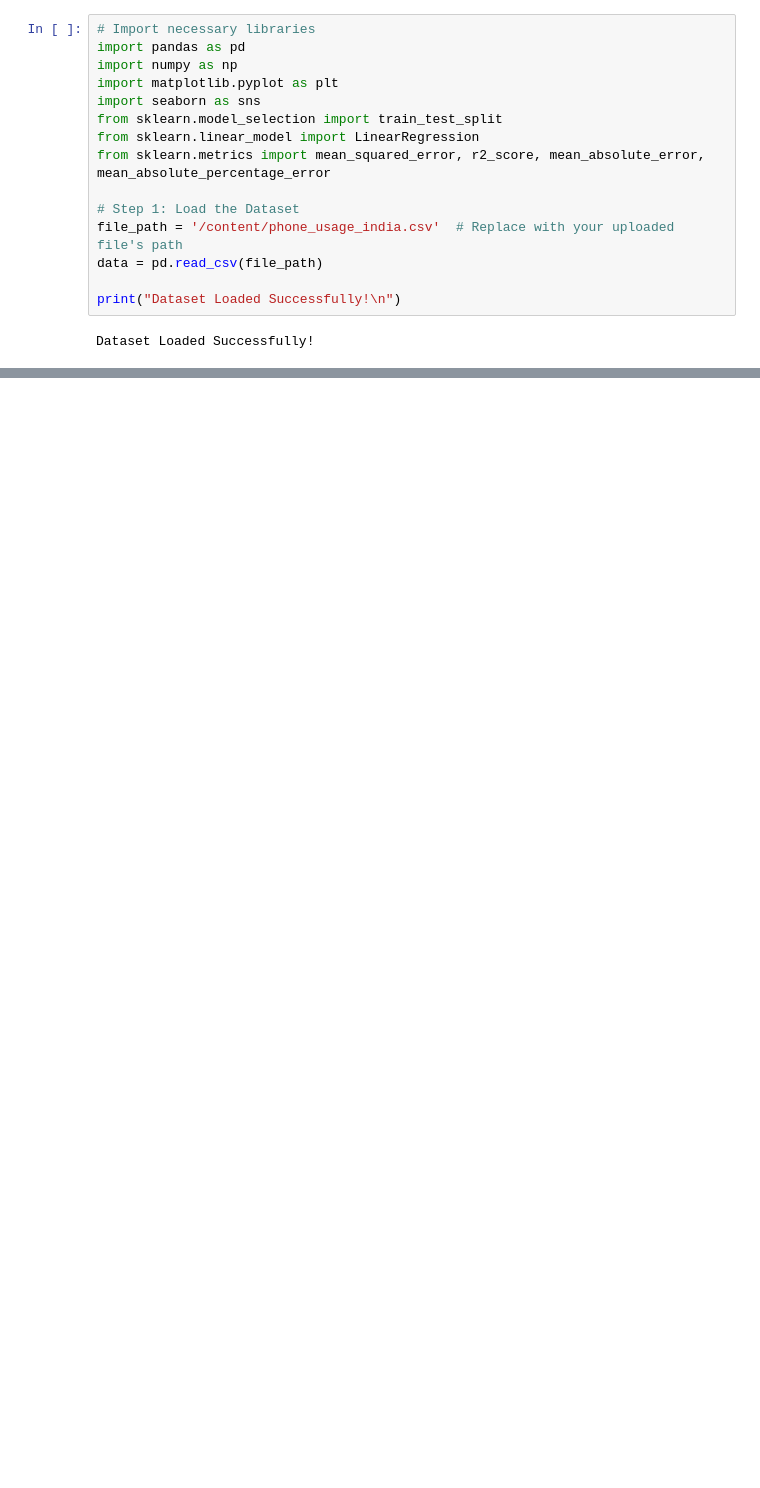
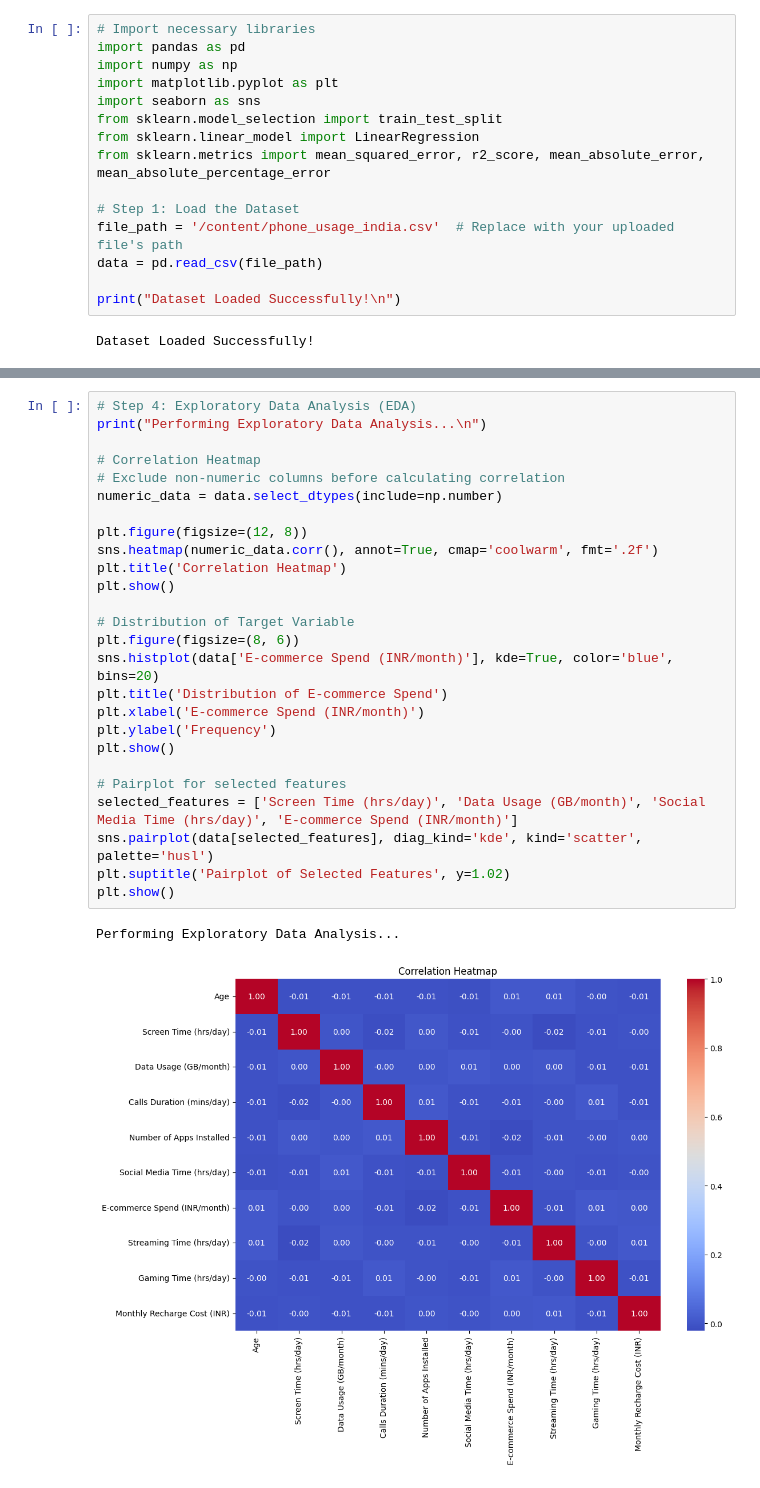
Before and after one commit to himanshkr03/Data_Visualization_Experiment, a Jupyter notebook: Data_Visualization_exp_4.ipynb, the cells around one changed output, grey strips where cells are left out. Saved outputs shown, nothing was run; the diff lists cells and outputs as text; blank space fills up the shorter version.

```diff
--- a/Data_Visualization_exp_4.ipynb
+++ b/Data_Visualization_exp_4.ipynb
@@ -46,0 +88,29 @@ Cleaning and Preprocessing Data...
+# %%
+# Step 4: Exploratory Data Analysis (EDA)
+print("Performing Exploratory Data Analysis...\n")
+
+# Correlation Heatmap
+# Exclude non-numeric columns before calculating correlation
+numeric_data = data.select_dtypes(include=np.number)
+
+plt.figure(figsize=(12, 8))
+sns.heatmap(numeric_data.corr(), annot=True, cmap='coolwarm', fmt='.2f')
+plt.title('Correlation Heatmap')
+plt.show()
+
+# Distribution of Target Variable
+plt.figure(figsize=(8, 6))
+sns.histplot(data['E-commerce Spend (INR/month)'], kde=True, color='blue', bins=20)
+plt.title('Distribution of E-commerce Spend')
+plt.xlabel('E-commerce Spend (INR/month)')
+plt.ylabel('Frequency')
+plt.show()
+
+# Pairplot for selected features
+selected_features = ['Screen Time (hrs/day)', 'Data Usage (GB/month)', 'Social Media Time (hrs/day)', 'E-commerce Spend (INR/month)']
+sns.pairplot(data[selected_features], diag_kind='kde', kind='scatter', palette='husl')
+plt.suptitle('Pairplot of Selected Features', y=1.02)
+plt.show()
+# %% [output]
+Performing Exploratory Data Analysis...
+[figure, added]
```
Also changed, not shown: parts of 6 cells of this notebook.
